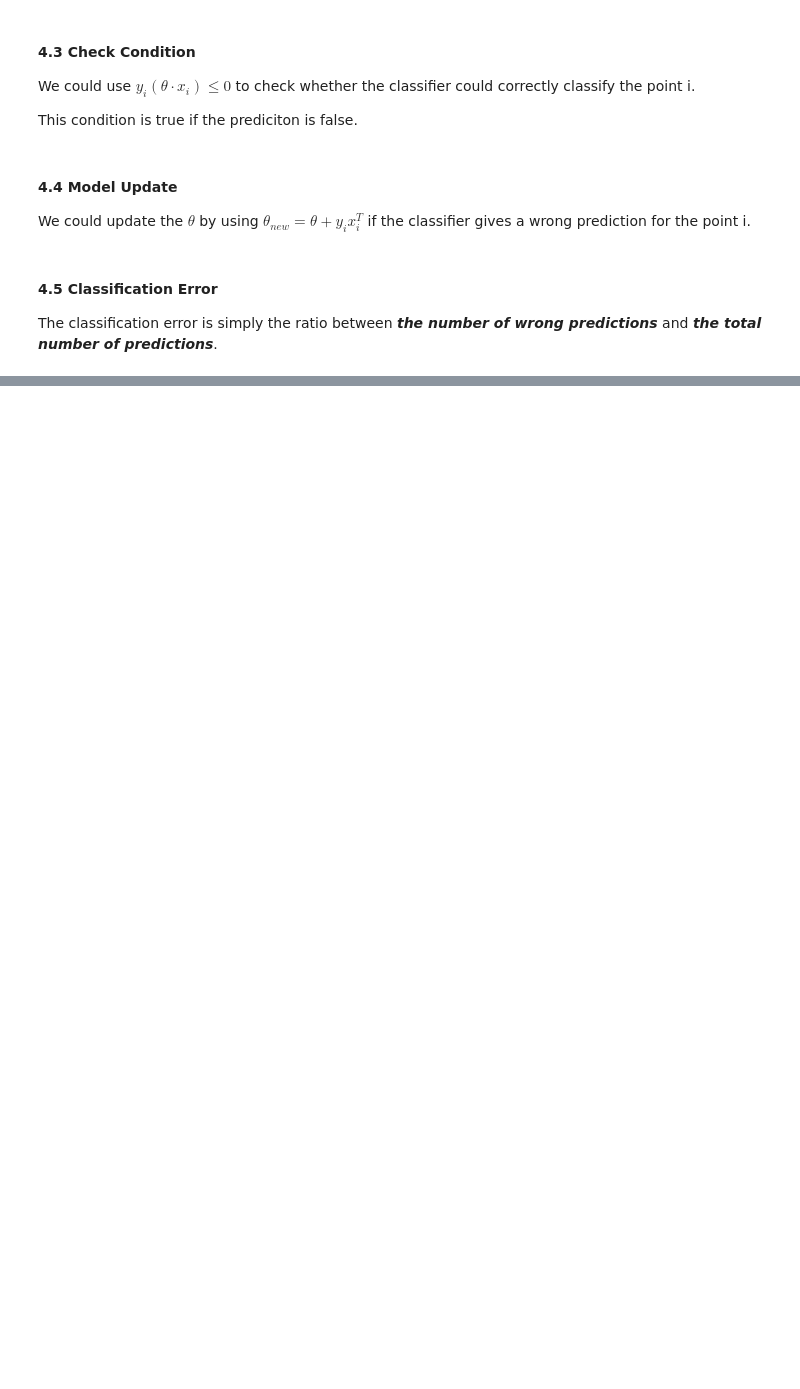
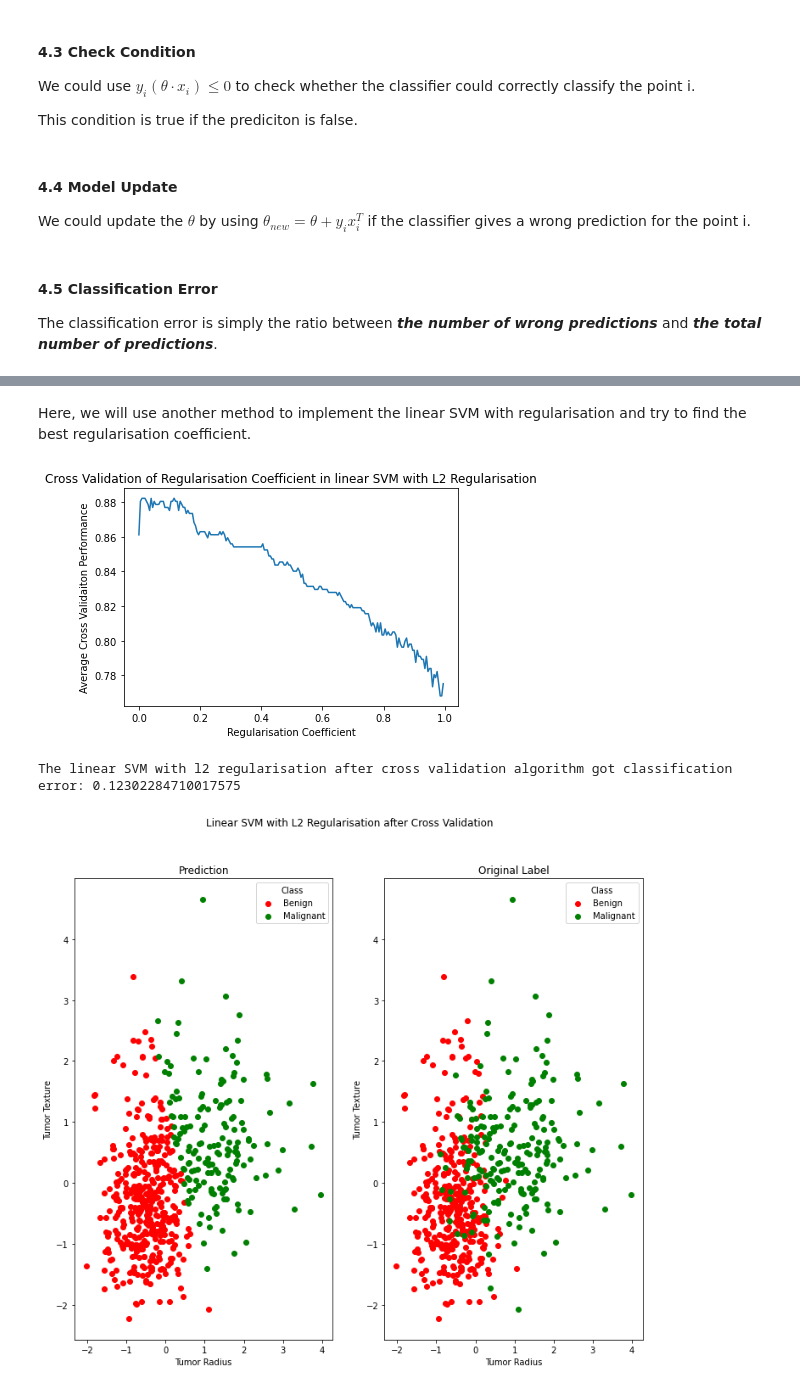
Before and after one commit to TechX-NLP-CV/ML_Tutorial_Classification, a Jupyter notebook: Notebook/Classification.ipynb, the cells around one changed output, grey strips where cells are left out. Drawn from its saved outputs; the diff is of its cells as text; code cells hidden in the pictures; blank space fills up the shorter version.

```diff
--- a/Notebook/Classification.ipynb
+++ b/Notebook/Classification.ipynb
@@ -383,8 +383,7 @@ def loadBreastCancer():
     # np.reshape() could be used to change the shape of the array
     # "-1" means to be calculated by the parameter at this position is calculated automatically
     # For more information, please check: https://numpy.org/doc/stable/reference/generated/numpy.reshape.html
-    return dataset, label
-    #return dataset, label.reshape(-1 ,1)
+    return dataset, label.reshape(-1 ,1)
 
 dataset, label=loadBreastCancer()
 print(f"There are {dataset.shape[0]} tumors within the dataset and each tumor has {dataset.shape[1]} features.")
@@ -572,15 +593,19 @@ def updateThetaPerceptron(point, label, theta):
 #### 4.5 Classification Error
 The classification error is simply the ratio between ***the number of wrong predictions*** and ***the total number of predictions***.
 # %%
-def evaluate(prediction, label):
+def evaluate(prediction, label, name):
     '''
-        Calculate the classification error by using the prediction and
+        Evaluate and report the classification error by using the prediction and
     the truth label
 
     Argument:
-        prediction: np.ndarray, the prediction by the classifier, (arbitrary number, the number of features for each tumor+1)
+        prediction: np.ndarray, the prediction by the classifier, (arbitrary number, 1)
         label: np.ndarray, the corresponding truth label, (arbitrary number, 1)
+        name: string, the name of the algorithm
+    '''
+    # Append 1 if the prediction for point i is wrong, 0 if it is right
+    # By doing this, we could find the number of wrong predictions
+    result=[0 if prediction[i]*label[i]>0 else 1 for i in range(prediction.shape[0])]
+    error=sum(result)/prediction.shape[0]
 
-    Return:
-        error: float, the classification error
-    '''
+    print(f"The {name} algorithm got classification error: {error}")
@@ -586,0 +1088,53 @@ def evaluate(prediction, label):
+# %% [markdown]
+Here, we will use another method to implement the linear SVM with regularisation and try to find the best regularisation coefficient.
+# %%
+import matplotlib.pyplot as plt
+import numpy as np
+
+from sklearn.linear_model import SGDClassifier
+from sklearn.model_selection import cross_val_score
+
+# Load the dataset
+dataset, label=loadBreastCancer()
+# Normalise the dataset to the same scale
+dataset=standardScale(dataset)
+# Change every "0" to "-1" in the original label
+label=modifyLabel(label)
+# Only use "Tumor Radius" and "Tumor Texture" as input features
+dataset=dataset[:, :2]
+# Here we declare a range of regularisation coefficient we are going to try
+# np.arange() could be used to construct a sequence from the given min to the given max with constant interval
+# For more information, please check: https://numpy.org/doc/stable/reference/generated/numpy.arange.html
+coefficientRange=np.arange(1e-20, 1, 0.005)
+# Record the performance for each regularisation coefficient
+score=[]
+
+# Go through all coefficients
+for i in range(coefficientRange.shape[0]):
+    # Construct a model using the current regularisation coefficient
+    model=SGDClassifier(alpha=coefficientRange[i])
+    # Find and record the mean of this model during the cross validation
+    score.append(cross_val_score(model, dataset, np.ravel(label), cv=5).mean())
+
+# We could plot the score against the regularisation coefficient
+plt.plot(coefficientRange, score)
+plt.xlabel("Regularisation Coefficient")
+plt.ylabel("Average Cross Validaiton Performance")
+plt.title("Cross Validation of Regularisation Coefficient in linear SVM with L2 Regularisation")
+plt.show()
+
+# Find the coefficient that could optimise our model
+# np.argmax() could be used to find the index of the maximum value
+# For more information, please check: https://numpy.org/doc/stable/reference/generated/numpy.argmax.html?highlight=argmax#numpy.argmax
+bestCoefficient=coefficientRange[np.argmax(score)]
+# Construct the corresponding model and test its performance
+model=SGDClassifier(alpha=bestCoefficient)
+model.fit(dataset, np.ravel(label))
+
+prediction=model.predict(dataset)
+evaluate(prediction, label, "linear SVM with l2 regularisation after cross validation")
+compare(dataset, prediction, label, "Linear SVM with L2 Regularisation after Cross Validation")
+# %% [output]
+[figure, added]
+The linear SVM with l2 regularisation after cross validation algorithm got classification error: 0.12302284710017575
+[figure, added]
```
Also changed, not shown: parts of 32 cells of this notebook, 2 other files.
